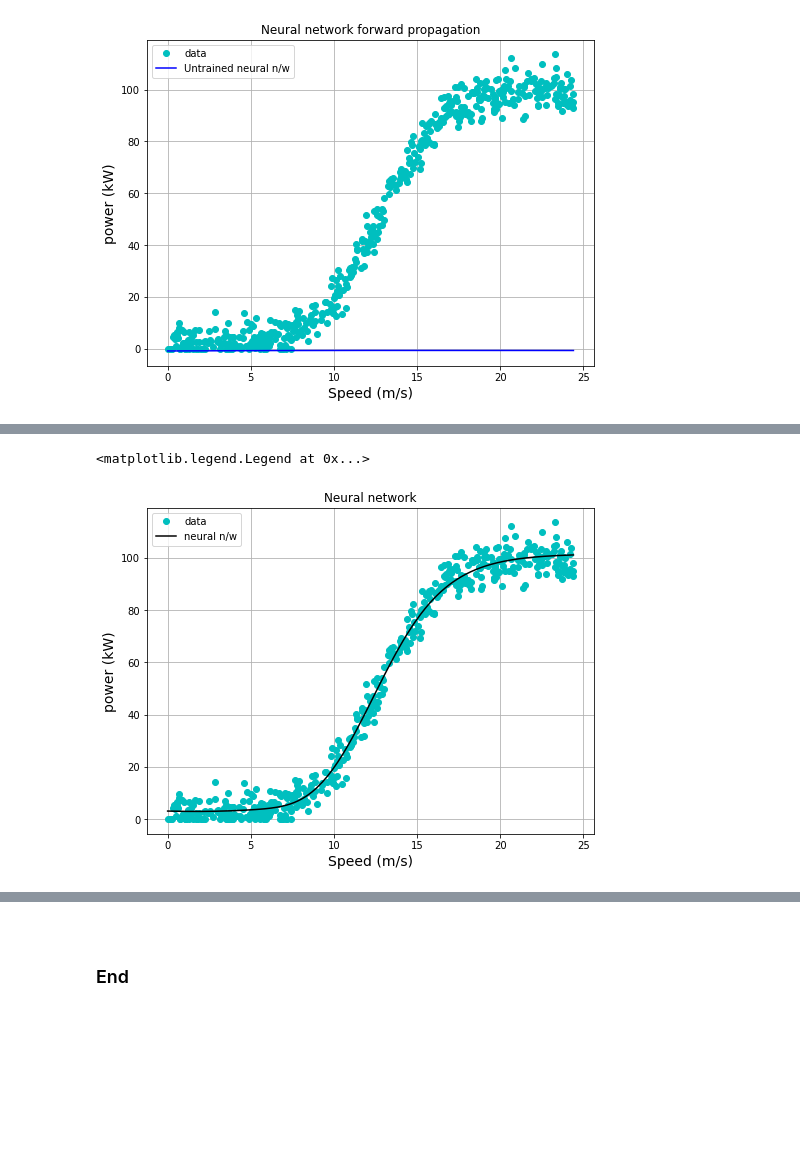
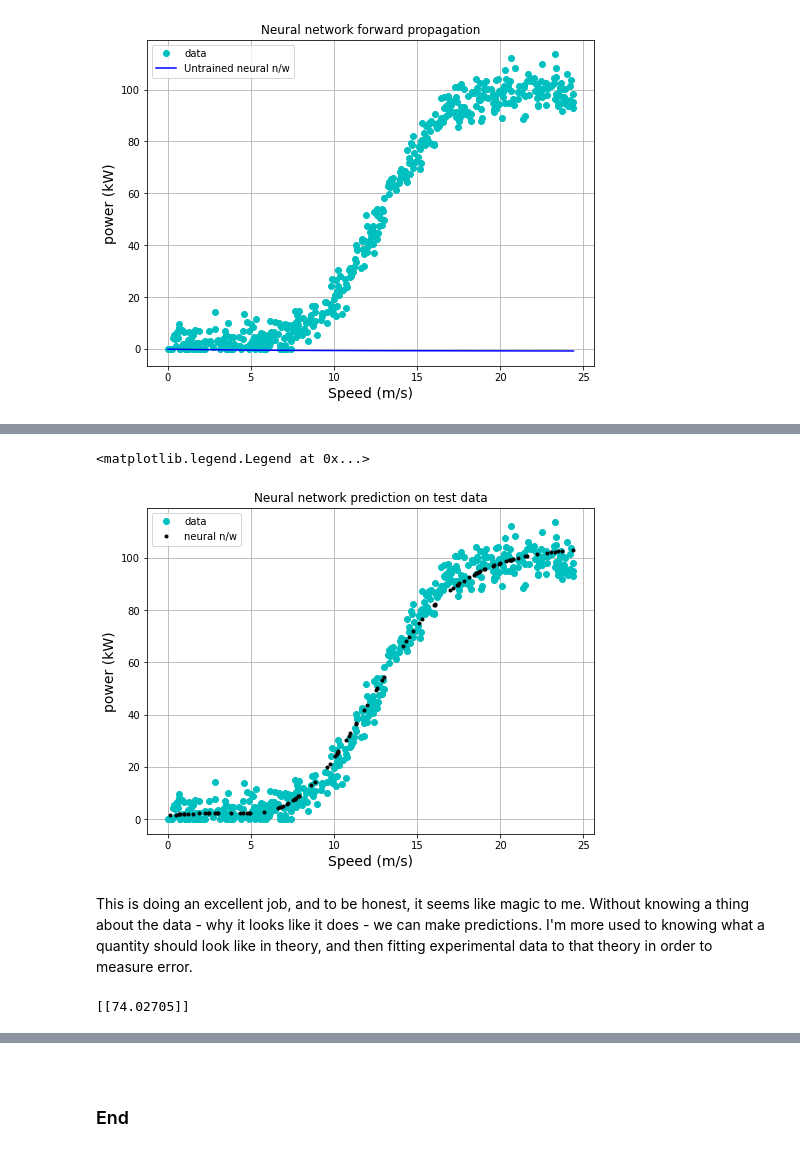
Before and after one commit to elizabethdaly/project-machine-learning, a Jupyter notebook: project-machine-learning.ipynb, the cells around one changed output, grey strips where cells are left out. Saved outputs shown, nothing was run; the diff lists cells and outputs as text; code cells hidden in the pictures; blank space fills up the shorter version.

Commit message:
Lots of explanation of NNW, more refs, train/test/valid on final model

```diff
--- a/project-machine-learning.ipynb
+++ b/project-machine-learning.ipynb
@@ -534,5 +534,15 @@ An artificial neural network, or just a neural network, is a machine learning mo
 #plt.plot(df['speed'], df['power'],  '.g')
 #plt.plot(X, y,  '-r')
 
-# Split the data set into train/set.
+# Split the data set into train/set. (not yet using)
 X_train, X_test, y_train, y_test = train_test_split(X, y, test_size = 0.2)
+
+# Take some of the training set to be a validation set.
+# Want train:test:validation = 60:20:20
+X_train, X_val, y_train, y_val = train_test_split(X_train, y_train, test_size=0.25)
+print(X_train.shape)
+print(y_train.shape)
+print(X_test.shape)
+print(y_test.shape)
+print(X_val.shape)
+print(y_val.shape)
@@ -568,3 +612,0 @@ Now train the network over 500 epochs - like number of iterations. We can speed
-# %%
-# Train the network.
-model.fit(X, y, epochs=500, batch_size=10)
@@ -589,0 +613,5 @@ Epoch 500/500
+# %%
+# Train the network using the training data.
+# Keep track of loss for validation data too - not being used in training.
+# Could do history = model.fit(X_train, y_train, epochs=500, batch_size=10, validation_data=(X_val, y_val))
+model.fit(X_train, y_train, epochs=500, batch_size=10, validation_data=(X_val, y_val))
@@ -590,15 +639,23 @@ Epoch 500/500
 # %%
-# Look at prediction vs data.
+# Look at prediction for the test data - was not used in training.
 plt.plot(X, y, 'co', label="data")
-plt.plot(X, model.predict(X), 'k-', label="neural n/w")
+plt.plot(X_test, model.predict(X_test), 'k.', label="neural n/w")
 plt.xlabel('Speed (m/s)', fontsize='14')
 plt.ylabel('power (kW)', fontsize='14')
-plt.title("Neural network")
+plt.title("Neural network prediction on test data")
 plt.grid()
 plt.legend()
 # %% [output]
 <matplotlib.legend.Legend at 0x...>
-[figure, old version]
+[figure, new version]
+# %% [markdown]
+This is doing an excellent job, and to be honest, it seems like magic to me. Without knowing a thing about the data - why it looks like it does - we can make predictions. I'm more used to knowing what a quantity should look like in theory, and then fitting experimental data to that theory in order to measure error.
+# %%
+# Predict from a single input value - seems sensible.
+wind = [[15]]
+print(model.predict(wind))
+# %% [output]
+[[74.02705]]
 # %% [markdown]
 ## References
 <span style='color:red'> [1 Geron] </span> Aurelien Geron, *Hands-on Machine Learning with Scikit-Learn, Keras & TensorFlow*, **2019**, 2nd Edition, O'Reilly Media, Inc., CA
```
Also changed, not shown: parts of 25 cells of this notebook, 2 other files.
